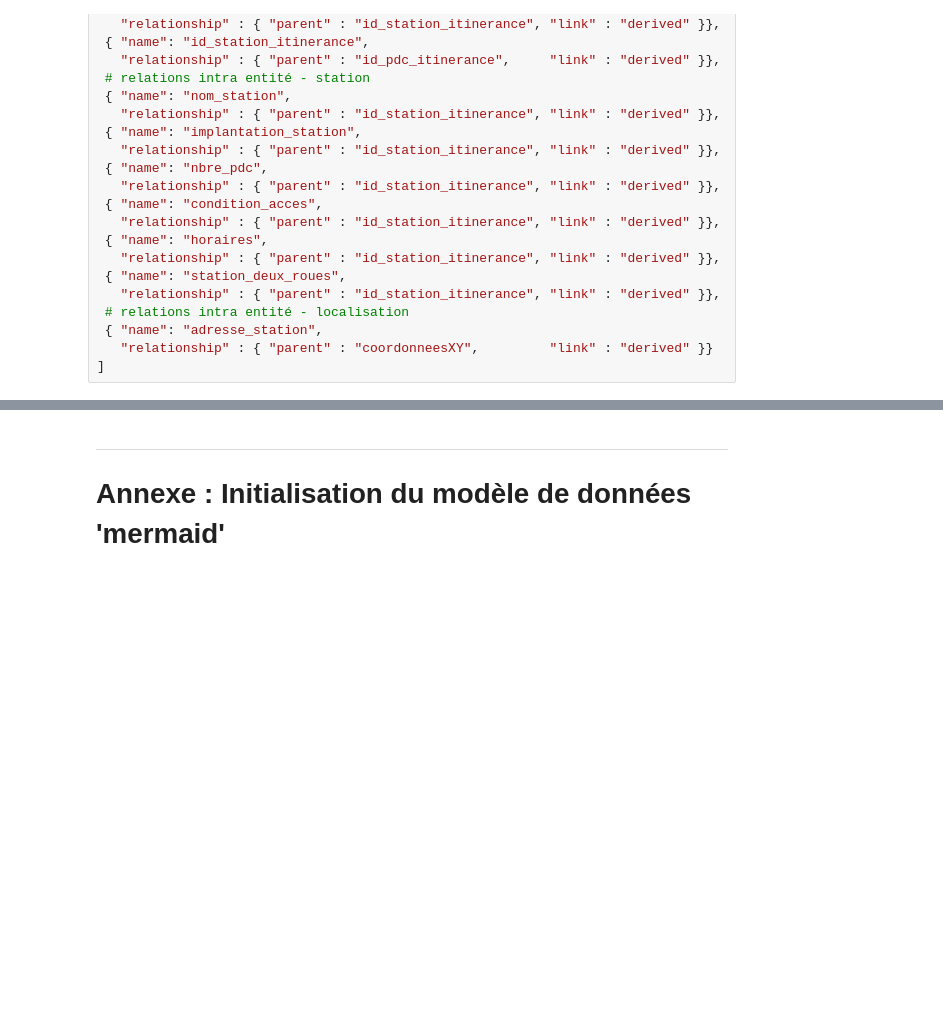
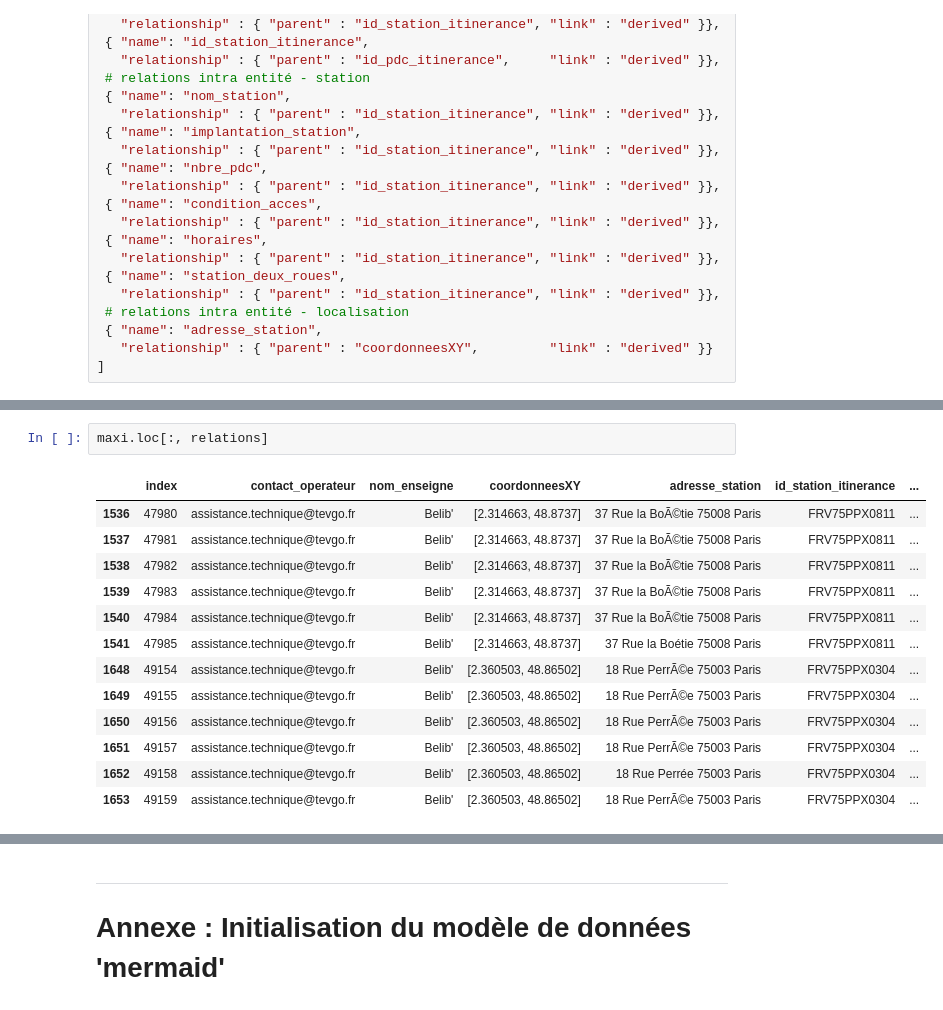
Before and after one commit to loco-philippe/Environmental-Sensing, a Jupyter notebook: python/Validation/irve/IRVE-v3.ipynb, the cells around one changed output, grey strips where cells are left out. Saved outputs shown, nothing was run; the diff lists cells and outputs as text; blank space fills up the shorter version.

```diff
--- a/python/Validation/irve/IRVE-v3.ipynb
+++ b/python/Validation/irve/IRVE-v3.ipynb
@@ -670,0 +335,16 @@ data2.loc[ecart_stat,['coordonneesXY', 'id_station_itinerance', 'nom_station']]
+# %%
+maxi.loc[:, relations]
+# %% [output]
+|  | index | contact_operateur | nom_enseigne | coordonneesXY | adresse_station | id_station_itinerance | ... |
+| 1536 | 47980 | assistance.technique@tevgo.fr | Belib' | [2.314663, 48.8737] | 37 Rue la BoÃ©tie 75008 Paris | FRV75PPX0811 | ... |
+| 1537 | 47981 | assistance.technique@tevgo.fr | Belib' | [2.314663, 48.8737] | 37 Rue la BoÃ©tie 75008 Paris | FRV75PPX0811 | ... |
+| 1538 | 47982 | assistance.technique@tevgo.fr | Belib' | [2.314663, 48.8737] | 37 Rue la BoÃ©tie 75008 Paris | FRV75PPX0811 | ... |
+| 1539 | 47983 | assistance.technique@tevgo.fr | Belib' | [2.314663, 48.8737] | 37 Rue la BoÃ©tie 75008 Paris | FRV75PPX0811 | ... |
+| 1540 | 47984 | assistance.technique@tevgo.fr | Belib' | [2.314663, 48.8737] | 37 Rue la BoÃ©tie 75008 Paris | FRV75PPX0811 | ... |
+| 1541 | 47985 | assistance.technique@tevgo.fr | Belib' | [2.314663, 48.8737] | 37 Rue la Boétie 75008 Paris | FRV75PPX0811 | ... |
+| 1648 | 49154 | assistance.technique@tevgo.fr | Belib' | [2.360503, 48.86502] | 18 Rue PerrÃ©e 75003 Paris | FRV75PPX0304 | ... |
+| 1649 | 49155 | assistance.technique@tevgo.fr | Belib' | [2.360503, 48.86502] | 18 Rue PerrÃ©e 75003 Paris | FRV75PPX0304 | ... |
+| 1650 | 49156 | assistance.technique@tevgo.fr | Belib' | [2.360503, 48.86502] | 18 Rue PerrÃ©e 75003 Paris | FRV75PPX0304 | ... |
+| 1651 | 49157 | assistance.technique@tevgo.fr | Belib' | [2.360503, 48.86502] | 18 Rue PerrÃ©e 75003 Paris | FRV75PPX0304 | ... |
+| 1652 | 49158 | assistance.technique@tevgo.fr | Belib' | [2.360503, 48.86502] | 18 Rue Perrée 75003 Paris | FRV75PPX0304 | ... |
+| 1653 | 49159 | assistance.technique@tevgo.fr | Belib' | [2.360503, 48.86502] | 18 Rue PerrÃ©e 75003 Paris | FRV75PPX0304 | ... |
```
Also changed, not shown: parts of 92 cells of this notebook, 1 other file.
